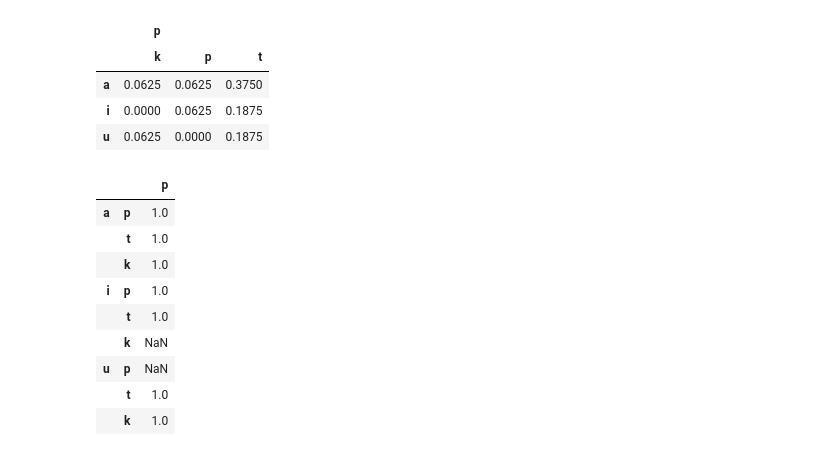
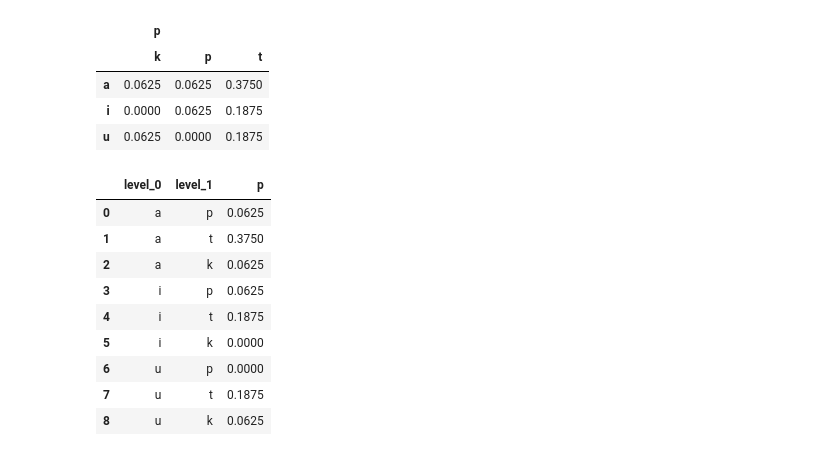
Before and after one commit to ontoligent/DS5001-2022-01-OLD, a Jupyter notebook: M03_LanguageModels/M03_01_Babel.ipynb, the cells around one changed output. Drawn from its saved outputs; the diff is of its cells as text; code cells hidden in the pictures.

```diff
--- a/M03_LanguageModels/M03_01_Babel.ipynb
+++ b/M03_LanguageModels/M03_01_Babel.ipynb
@@ -624,16 +622,16 @@ POLYBG.unstack()
 | a | 0.0625 | 0.0625 | 0.3750 |
 | i | 0.0000 | 0.0625 | 0.1875 |
 | u | 0.0625 | 0.0000 | 0.1875 |
-# %%
-(POLYBG.T / POLYBG.T.sum()).T
-# %% [output]
-|  |  | p |
-| a | p | 1.0 |
-|  | t | 1.0 |
-|  | k | 1.0 |
-| i | p | 1.0 |
-|  | t | 1.0 |
-|  | k | NaN |
-| u | p | NaN |
-|  | t | 1.0 |
-|  | k | 1.0 |
+# %%
+POLYBG.reset_index()
+# %% [output]
+|  | level_0 | level_1 | p |
+| 0 | a | p | 0.0625 |
+| 1 | a | t | 0.3750 |
+| 2 | a | k | 0.0625 |
+| 3 | i | p | 0.0625 |
+| 4 | i | t | 0.1875 |
+| 5 | i | k | 0.0000 |
+| 6 | u | p | 0.0000 |
+| 7 | u | t | 0.1875 |
+| 8 | u | k | 0.0625 |
```
Also changed, not shown: parts of 6 cells of this notebook, 8 other files.
